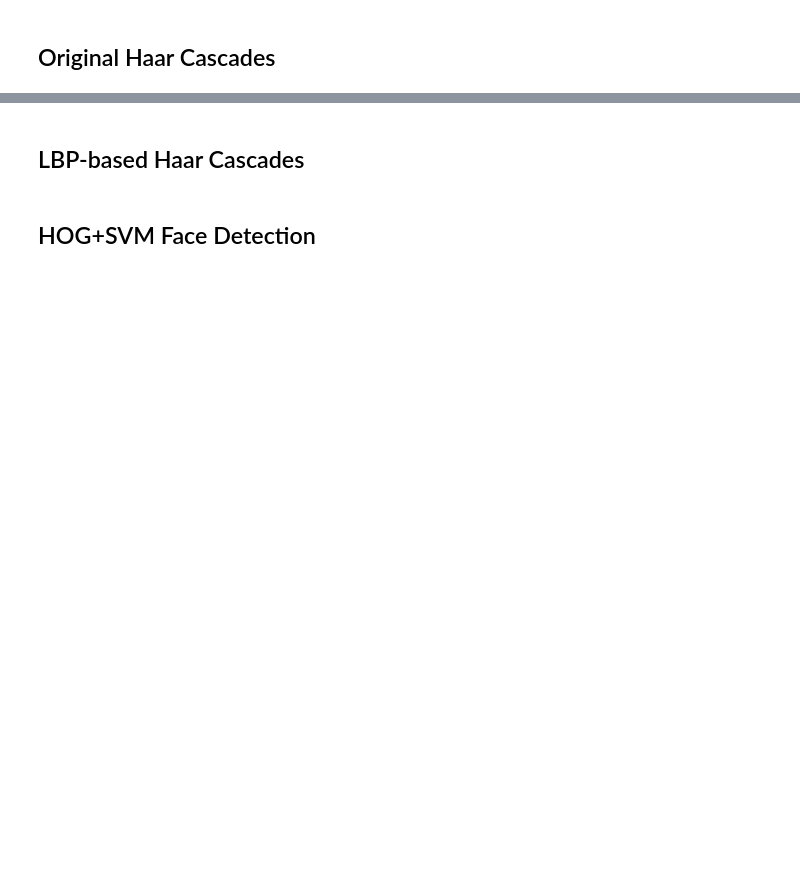
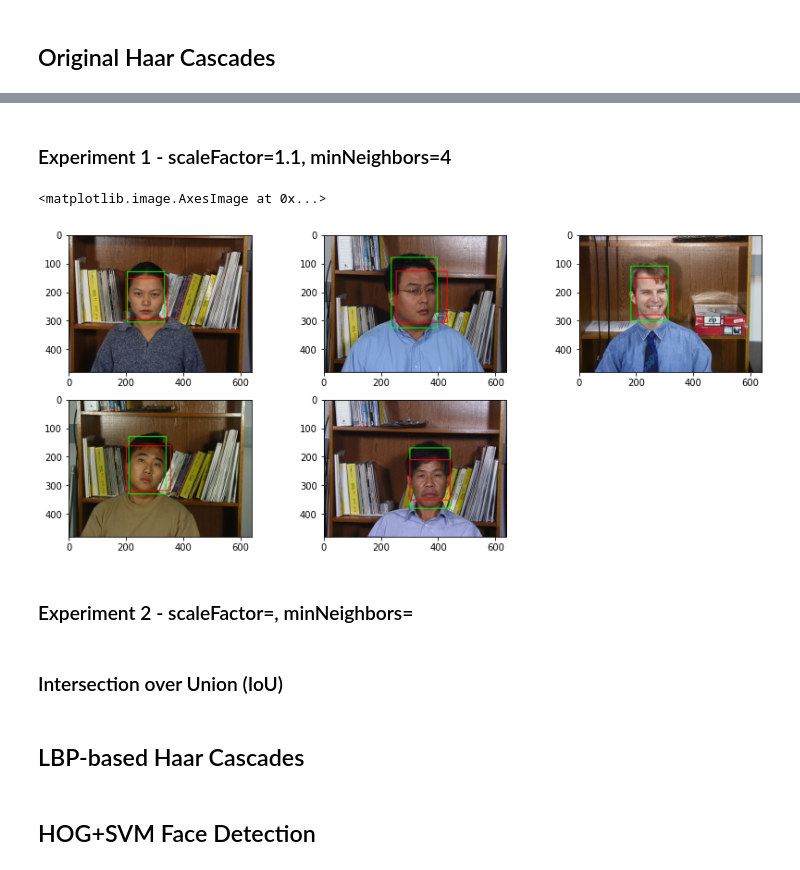
Before and after one commit to nafisat11/ENCM509-Face-Detection, a Jupyter notebook: facedetection.ipynb, the cells around one changed output, grey strips where cells are left out. Saved outputs shown, nothing was run; the diff lists cells and outputs as text; code cells hidden in the pictures; blank space fills up the shorter version.

```diff
--- a/facedetection.ipynb
+++ b/facedetection.ipynb
@@ -29,0 +81,37 @@ plt.imshow(convertToRGB(test_image))
+# %% [markdown]
+### Experiment 1 - scaleFactor=1.1, minNeighbors=4
+# %%
+def original_haar_cascades(image, image_gray):
+    haar_cascade_face = cv2.CascadeClassifier('haar_xml/haarcascade_frontalface_default.xml')
+    face_rects = haar_cascade_face.detectMultiScale(image_gray, scaleFactor=1.1, minNeighbors=4)
+
+    for (x,y,w,h) in face_rects:
+        cv2.rectangle(image, (x,y), (x+w, y+h), (0,0,255), 2)
+
+    return convertToRGB(image)
+
+s_h_1 = original_haar_cascades(s1_gtb, s1_gray)
+s_h_2 = original_haar_cascades(s2_gtb, s2_gray)
+s_h_3 = original_haar_cascades(s3_gtb, s3_gray)
+s_h_4 = original_haar_cascades(s4_gtb, s4_gray)
+s_h_5 = original_haar_cascades(s5_gtb, s5_gray)
+
+# Predicted bounding box in red
+plt.figure(figsize=(14,6))
+plt.subplot(2,3,1)
+plt.imshow(s_h_1)
+plt.subplot(2,3,2)
+plt.imshow(s_h_2)
+plt.subplot(2,3,3)
+plt.imshow(s_h_3)
+plt.subplot(2,3,4)
+plt.imshow(s_h_4)
+plt.subplot(2,3,5)
+plt.imshow(s_h_5)
+# %% [output]
+<matplotlib.image.AxesImage at 0x...>
+[figure, added]
+# %% [markdown]
+### Experiment 2 - scaleFactor=, minNeighbors=
+# %% [markdown]
+### Intersection over Union (IoU)
```
Also changed, not shown: parts of 9 cells of this notebook, 11 other files.
